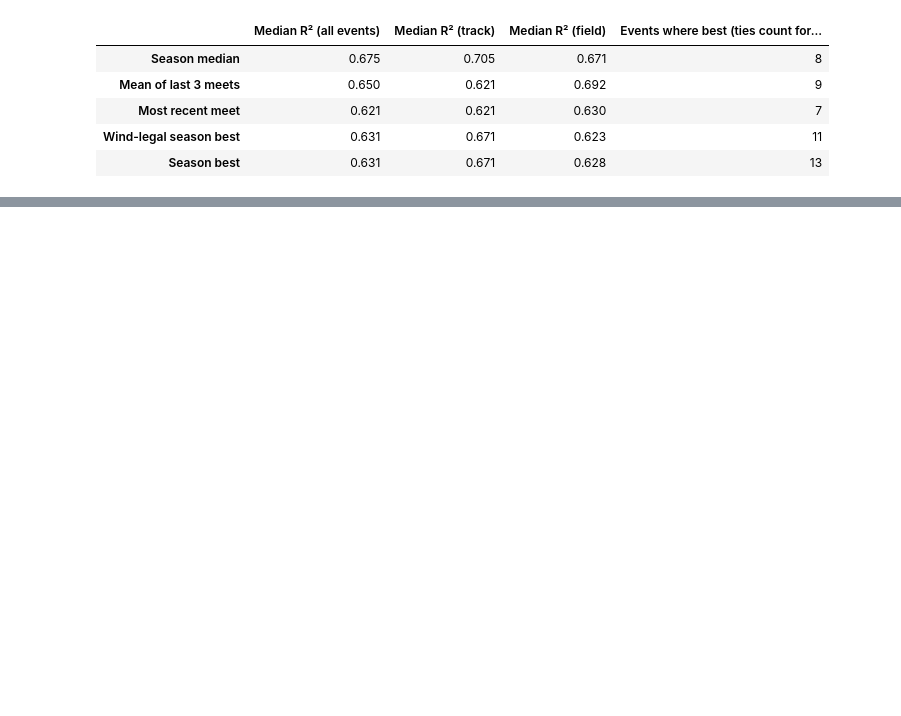
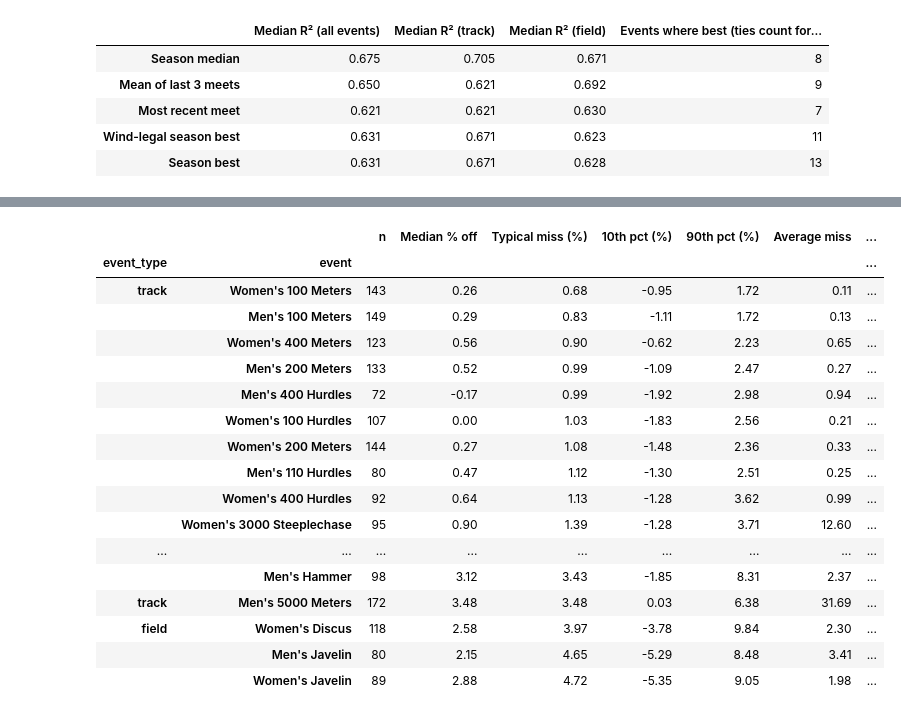
Before and after one commit to ChidiebereAgunanne/DSC180, a Jupyter notebook: big-west-predictor/notebooks/bigwest_2021_predictor.ipynb, the cells around one changed output, grey strips where cells are left out. Cells and saved outputs as stored; diff of their text form; code cells hidden in the pictures; blank space fills up the shorter version.

```diff
--- a/big-west-predictor/notebooks/bigwest_2021_predictor.ipynb
+++ b/big-west-predictor/notebooks/bigwest_2021_predictor.ipynb
@@ -598,0 +508,69 @@ with plt.rc_context(style):
+# %%
+# Same athletes and events as the fitted lines above
+cols = ['year', 'event_type', 'event', 'athlete_name', 'final_mark', 'season_best']
+direct = pd.concat([train, test], ignore_index=True)[cols]
+direct = direct[direct['event'].isin(train['event'])].copy()
+direct['split'] = np.where(direct['year'] == TEST_YEAR, TEST_LABEL, FIT_LABEL)
+
+# % off season best: positive = worse (slower time, shorter jump or throw)
+ratio = direct['final_mark'] / direct['season_best']
+direct['pct_off_sb'] = np.where(direct['event_type'] == 'track', ratio - 1, 1 - ratio) * 100
+
+# Score it like the fitted lines: errors measured in each event's own spread
+by_year_event = direct.groupby(['year', 'event'])['final_mark']
+event_sd = by_year_event.transform('std')
+direct['error'] = direct['season_best'] - direct['final_mark']
+direct['error_sd'] = direct['error'] / event_sd
+direct['spread_sd'] = (direct['final_mark'] - by_year_event.transform('mean')) / event_sd
+
+
+def offset_share(df):
+    """Share of the squared error that is each event's average miss (a consistent offset)."""
+    per_event = df.groupby(['year', 'event'])['error_sd'].agg(['mean', 'size'])
+    return (per_event['mean'] ** 2 * per_event['size']).sum() / (df['error_sd'] ** 2).sum()
+
+
+rows = []
+for split in (FIT_LABEL, TEST_LABEL):
+    for subset in ['All', 'Track', 'Field']:
+        df = direct[direct['split'] == split]
+        if subset != 'All':
+            df = df[df['event_type'] == subset.lower()]
+        rows.append({
+            'years': split, 'subset': subset, 'n': len(df),
+            'R²: season best as-is': within_event_r2(df),
+            'R²: fitted season-best line': fit_vs_test.loc['Season best', (subset, split)],
+            'Median % off season best': df['pct_off_sb'].median(),
+            'Typical miss (median |%|)': df['pct_off_sb'].abs().median(),
+            'Share worse than season best': (df['pct_off_sb'] > 0).mean(),
+            'Share of error from consistent offset': offset_share(df),
+        })
+direct_summary = pd.DataFrame(rows).set_index(['years', 'subset'])
+
+# Season best as-is, one year at a time (all events)
+by_year_direct = direct.groupby('year').apply(lambda df: pd.Series({
+    'n': len(df),
+    'R²: season best as-is': within_event_r2(df),
+    'Median % off season best': df['pct_off_sb'].median(),
+    'Share worse than season best': (df['pct_off_sb'] > 0).mean(),
+}), include_groups=False)
+
+# Per event, all years together (this is also the table version of the chart below)
+per_event_direct = (direct.groupby(['event_type', 'event'])
+                    .agg(**{'n': ('pct_off_sb', 'size'),
+                            'Median % off': ('pct_off_sb', 'median'),
+                            'Typical miss (%)': ('pct_off_sb', lambda x: x.abs().median()),
+                            '10th pct (%)': ('pct_off_sb', lambda x: x.quantile(0.1)),
+                            '90th pct (%)': ('pct_off_sb', lambda x: x.quantile(0.9)),
+                            'Average miss': ('error', lambda x: x.abs().mean())})
+                    .sort_values('Typical miss (%)'))
+per_event_direct['unit'] = ['seconds' if t == 'track' else 'meters'
+                            for t in per_event_direct.index.get_level_values('event_type')]
+
+print(f'Season best as the prediction: training years vs {TEST_YEAR}')
+display(direct_summary.round(3))
+print('By year (all events)')
+display(by_year_direct.round(3))
+print(f'Per event ({TRAIN_YEARS[0]}–{TEST_YEAR}), most predictable first')
+display(per_event_direct.round(2))
+# %% [output]
@@ -598,0 +596,18 @@ with plt.rc_context(style):
+|  |  | n | Median % off | Typical miss (%) | 10th pct (%) | 90th pct (%) | Average miss | ... |
+| event_type | event |  |  |  |  |  |  | ... |
+| track | Women's 100 Meters | 143 | 0.26 | 0.68 | -0.95 | 1.72 | 0.11 | ... |
+|  | Men's 100 Meters | 149 | 0.29 | 0.83 | -1.11 | 1.72 | 0.13 | ... |
+|  | Women's 400 Meters | 123 | 0.56 | 0.90 | -0.62 | 2.23 | 0.65 | ... |
+|  | Men's 200 Meters | 133 | 0.52 | 0.99 | -1.09 | 2.47 | 0.27 | ... |
+|  | Men's 400 Hurdles | 72 | -0.17 | 0.99 | -1.92 | 2.98 | 0.94 | ... |
+|  | Women's 100 Hurdles | 107 | 0.00 | 1.03 | -1.83 | 2.56 | 0.21 | ... |
+|  | Women's 200 Meters | 144 | 0.27 | 1.08 | -1.48 | 2.36 | 0.33 | ... |
+|  | Men's 110 Hurdles | 80 | 0.47 | 1.12 | -1.30 | 2.51 | 0.25 | ... |
+|  | Women's 400 Hurdles | 92 | 0.64 | 1.13 | -1.28 | 3.62 | 0.99 | ... |
+|  | Women's 3000 Steeplechase | 95 | 0.90 | 1.39 | -1.28 | 3.71 | 12.60 | ... |
+| ... | ... | ... | ... | ... | ... | ... | ... | ... |
+|  | Men's Hammer | 98 | 3.12 | 3.43 | -1.85 | 8.31 | 2.37 | ... |
+| track | Men's 5000 Meters | 172 | 3.48 | 3.48 | 0.03 | 6.38 | 31.69 | ... |
+| field | Women's Discus | 118 | 2.58 | 3.97 | -3.78 | 9.84 | 2.30 | ... |
+|  | Men's Javelin | 80 | 2.15 | 4.65 | -5.29 | 8.48 | 3.41 | ... |
+|  | Women's Javelin | 89 | 2.88 | 4.72 | -5.35 | 9.05 | 1.98 | ... |
```
Also changed, not shown: parts of 17 cells of this notebook, 2 other files.
